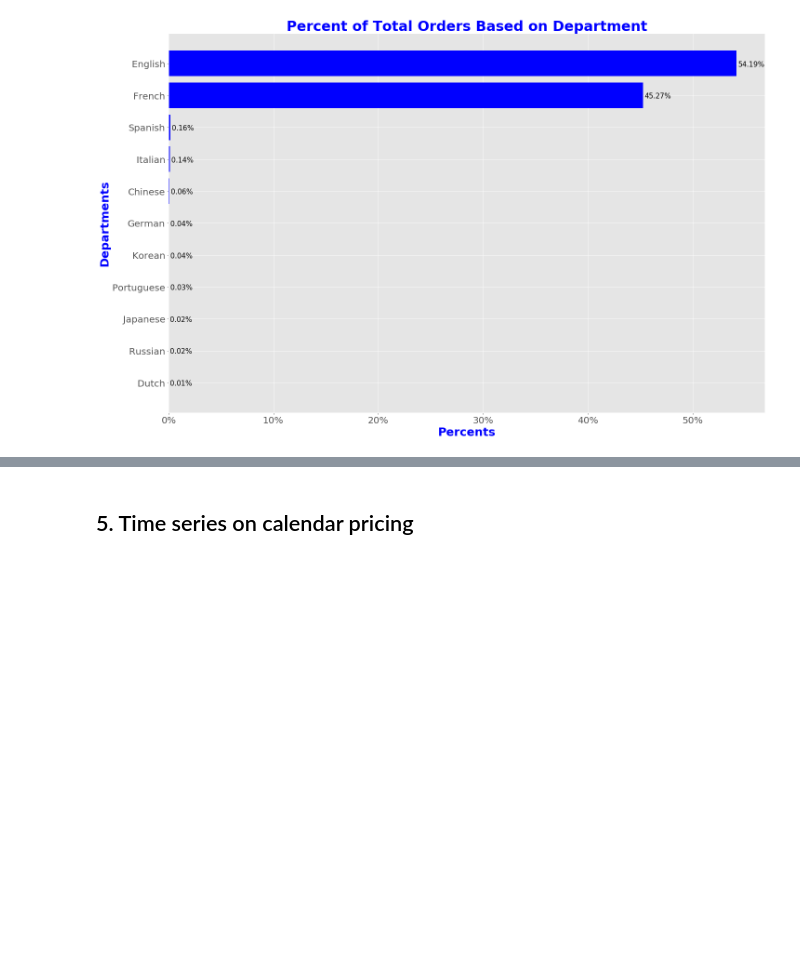
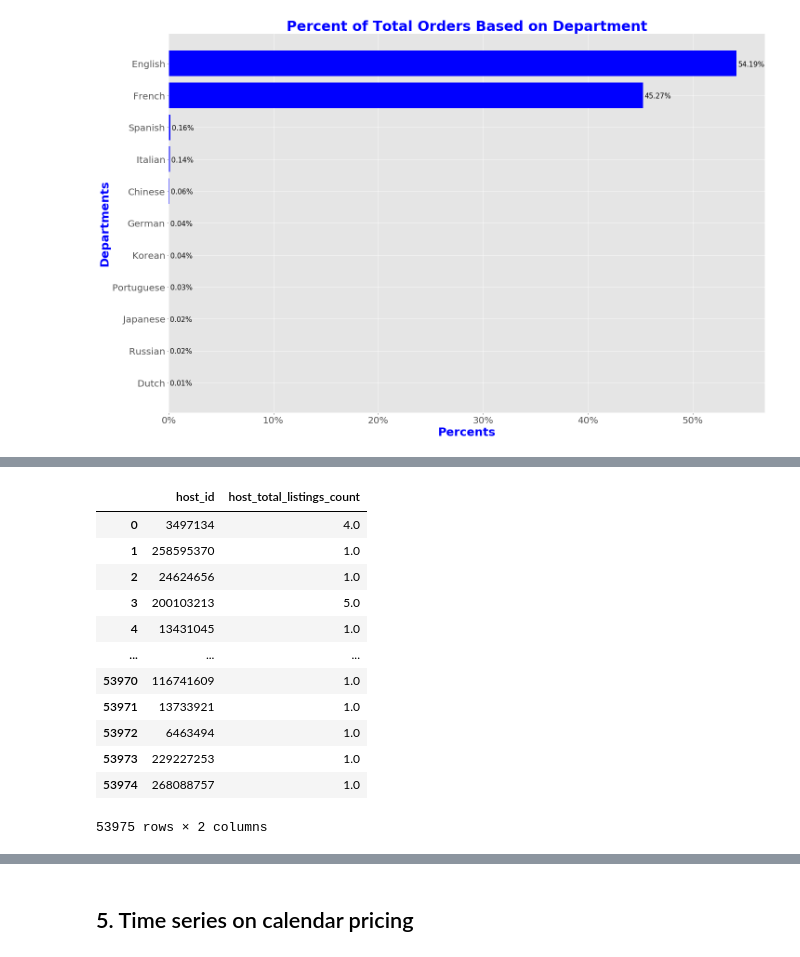
Before and after one commit to WinrichSy/AirBnBusiness, a Jupyter notebook: AirBnb Capstone.ipynb, the cells around one changed output, grey strips where cells are left out. Drawn from its saved outputs; the diff is of its cells as text; code cells hidden in the pictures; blank space fills up the shorter version.

```diff
--- a/AirBnb Capstone.ipynb
+++ b/AirBnb Capstone.ipynb
@@ -929,5 +929,21 @@ query = '''SELECT DISTINCT host_id, host_total_listings_count
             FROM listings_per_host_df'''
 
 host_listing_count = spark.sql(query).toPandas()
+# %%
+host_listing_count
+# %% [output]
+|  | host_id | host_total_listings_count |
+| 0 | 3497134 | 4.0 |
+| 1 | 258595370 | 1.0 |
+| 2 | 24624656 | 1.0 |
+| 3 | 200103213 | 5.0 |
+| 4 | 13431045 | 1.0 |
+| ... | ... | ... |
+| 53970 | 116741609 | 1.0 |
+| 53971 | 13733921 | 1.0 |
+| 53972 | 6463494 | 1.0 |
+| 53973 | 229227253 | 1.0 |
+| 53974 | 268088757 | 1.0 |
+53975 rows × 2 columns
 # %%
 #DONE
```
Also changed, not shown: parts of 5 cells of this notebook.
